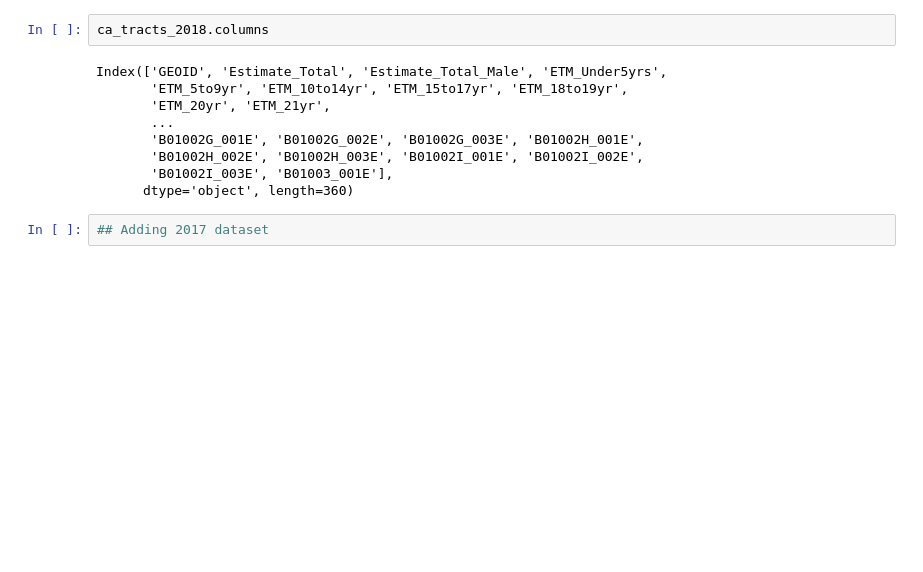
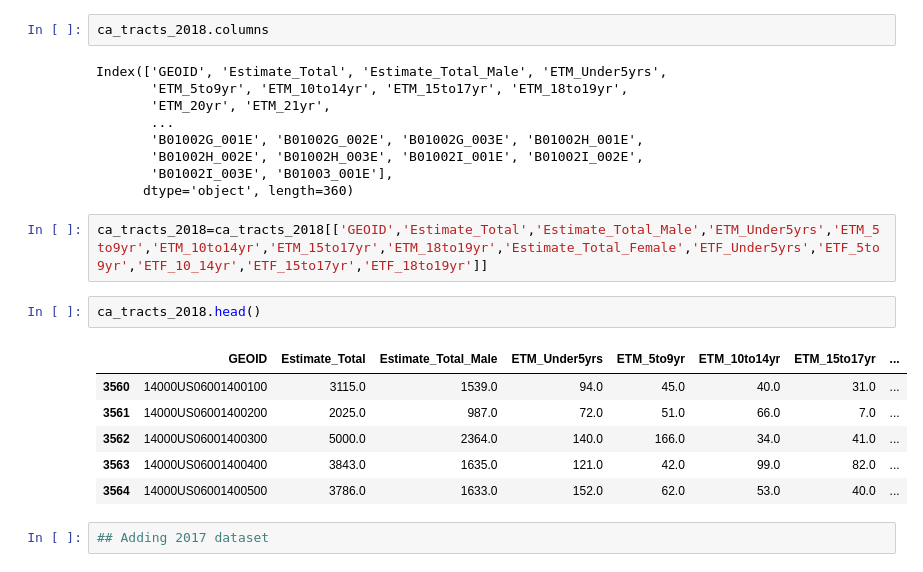
Before and after one commit to nnasr001/PBPL280S21Project1, a Jupyter notebook: Demographics.ipynb, the cells around one changed output. Saved outputs shown, nothing was run; the diff lists cells and outputs as text; blank space fills up the shorter version.

Commit message:
Adjusted columns to keep Estimated total male and female for high school age groups

```diff
--- a/Demographics.ipynb
+++ b/Demographics.ipynb
@@ -87,6 +87,17 @@ Index(['GEOID', 'Estimate_Total', 'Estimate_Total_Male', 'ETM_Under5yrs',
        'B01002H_002E', 'B01002H_003E', 'B01002I_001E', 'B01002I_002E',
        'B01002I_003E', 'B01003_001E'],
       dtype='object', length=360)
+# %%
+ca_tracts_2018=ca_tracts_2018[['GEOID','Estimate_Total','Estimate_Total_Male','ETM_Under5yrs','ETM_5to9yr','ETM_10to14yr','ETM_15to17yr','ETM_18to19yr','Estimate_Total_Female','ETF_Under5yrs','ETF_5to9yr','ETF_10_14yr','ETF_15to17yr','ETF_18to19yr']]
+# %%
+ca_tracts_2018.head()
+# %% [output]
+|  | GEOID | Estimate_Total | Estimate_Total_Male | ETM_Under5yrs | ETM_5to9yr | ETM_10to14yr | ETM_15to17yr | ... |
+| 3560 | 14000US06001400100 | 3115.0 | 1539.0 | 94.0 | 45.0 | 40.0 | 31.0 | ... |
+| 3561 | 14000US06001400200 | 2025.0 | 987.0 | 72.0 | 51.0 | 66.0 | 7.0 | ... |
+| 3562 | 14000US06001400300 | 5000.0 | 2364.0 | 140.0 | 166.0 | 34.0 | 41.0 | ... |
+| 3563 | 14000US06001400400 | 3843.0 | 1635.0 | 121.0 | 42.0 | 99.0 | 82.0 | ... |
+| 3564 | 14000US06001400500 | 3786.0 | 1633.0 | 152.0 | 62.0 | 53.0 | 40.0 | ... |
 # %%
 ## Adding 2017 dataset
 # %%
```
Also changed, not shown: parts of 10 cells of this notebook.
